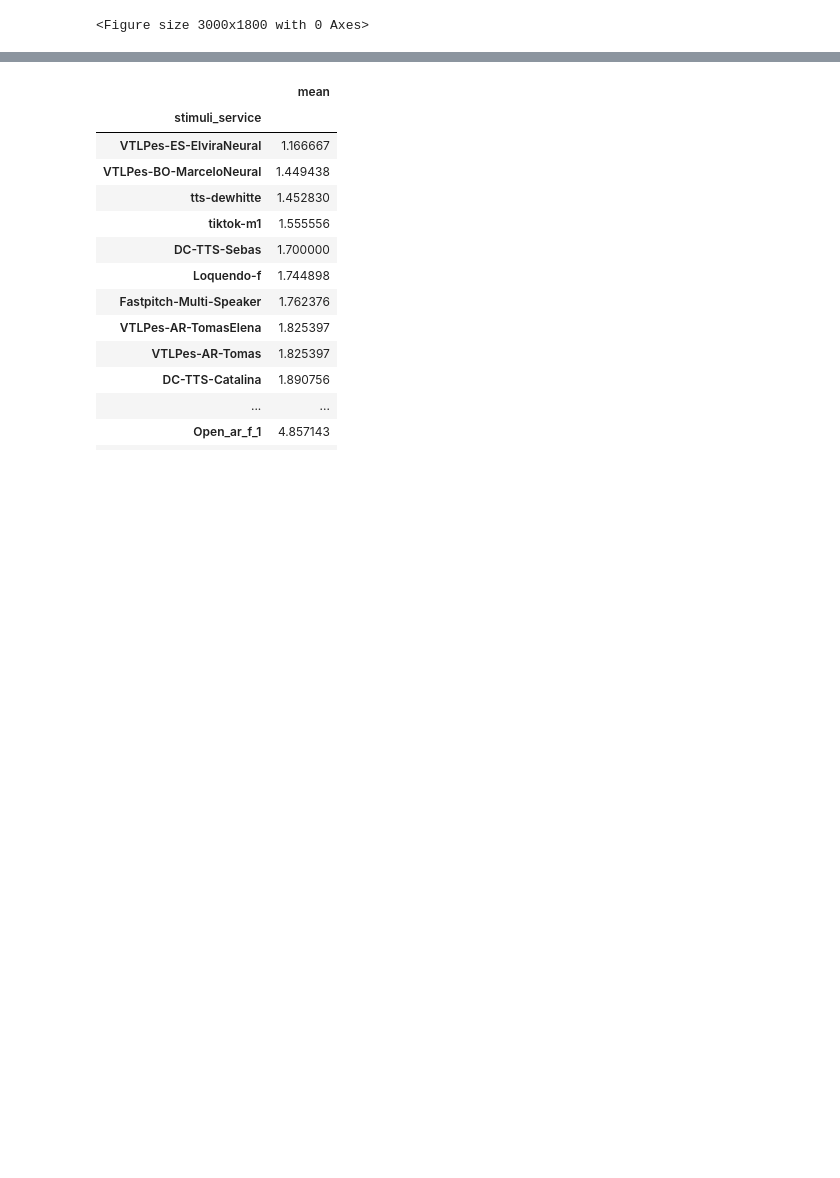
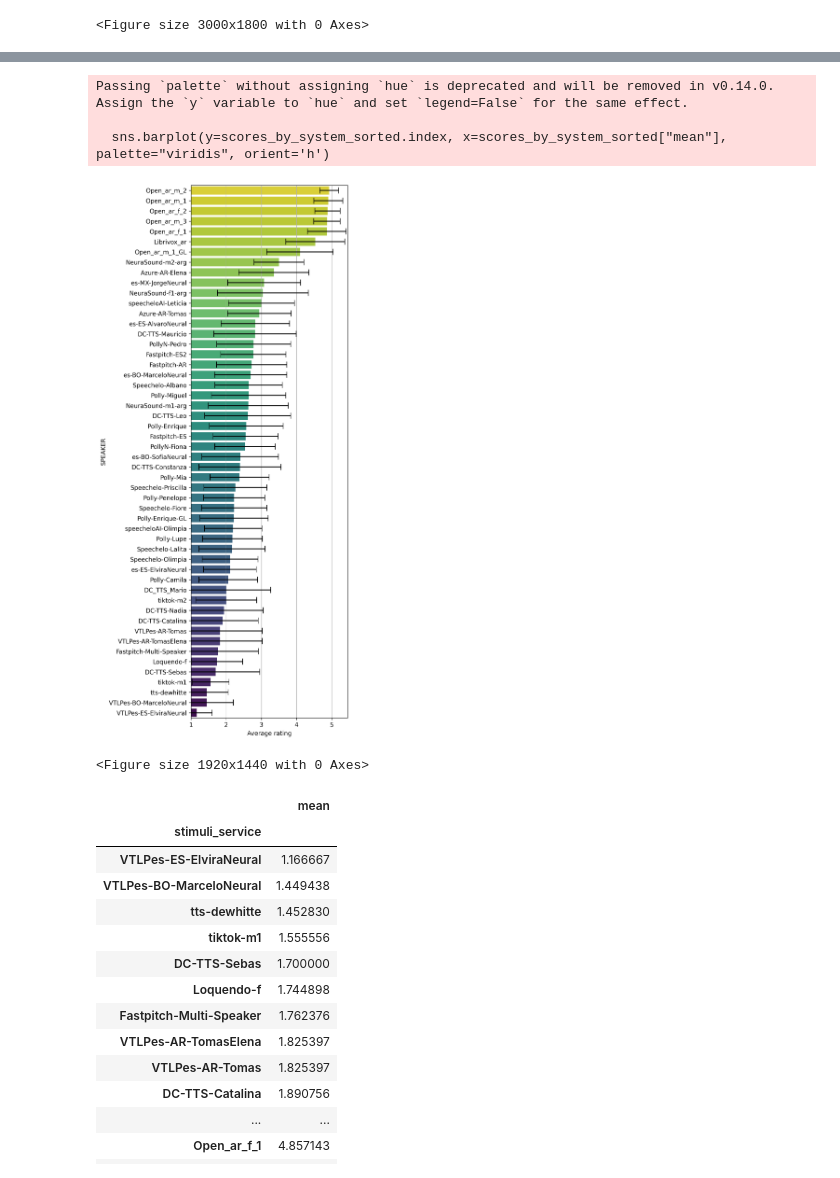
Before and after one commit to asosawelford/tesis, a Jupyter notebook: analysis/exploratory_analysis.ipynb, the cells around one changed output, grey strips where cells are left out. Drawn from its saved outputs; the diff is of its cells as text; code cells hidden in the pictures; blank space fills up the shorter version.

```diff
--- a/analysis/exploratory_analysis.ipynb
+++ b/analysis/exploratory_analysis.ipynb
@@ -425,3 +432,41 @@ Passing `palette` without assigning `hue` is deprecated and will be removed in v
+# %%
+import matplotlib.pyplot as plt
+import seaborn as sns
+import numpy as np
+
+# Sort scores_by_system by "mean" in ascending order
+scores_by_system_sorted = scores_by_system.sort_values(by="mean", ascending=True)
+
+# Set the figure size to be taller than wide
+plt.figure(figsize=(6, len(scores_by_system_sorted) * 0.25), dpi=300)  # Adjust height dynamically
+
+# Create a horizontal bar plot
+sns.barplot(y=scores_by_system_sorted.index, x=scores_by_system_sorted["mean"], palette="viridis", orient='h')
+
+# Add standard deviation as error bars
+plt.errorbar(y=scores_by_system_sorted.index, x=scores_by_system_sorted["mean"],
+             xerr=scores_by_system_sorted["std"], fmt='none', ecolor='black', capsize=5)
+
+# Labels
+plt.ylabel("SPEAKER")
+plt.xlabel("Average rating")
+plt.xlim(1, 5.45)
+
+# add grid to y axis
+plt.grid(axis='x')
+
+# Reduce excess space at the top and bottom
+plt.ylim(-0.5, len(scores_by_system_sorted) - 0.5)  # Set limits to fit exactly
+
+# Show and save plot
+plt.show()
+plt.savefig('system_average_score_tight.png', dpi=300, bbox_inches='tight')
+# %% [output]
+Passing `palette` without assigning `hue` is deprecated and will be removed in v0.14.0. Assign the `y` variable to `hue` and set `legend=False` for the same effect.
+
+  sns.barplot(y=scores_by_system_sorted.index, x=scores_by_system_sorted["mean"], palette="viridis", orient='h')
+[figure, added]
+<Figure size 1920x1440 with 0 Axes>
 # %%
 
 # save index and values to csv
```
Also changed, not shown: parts of 3 cells of this notebook, 21 other files.
